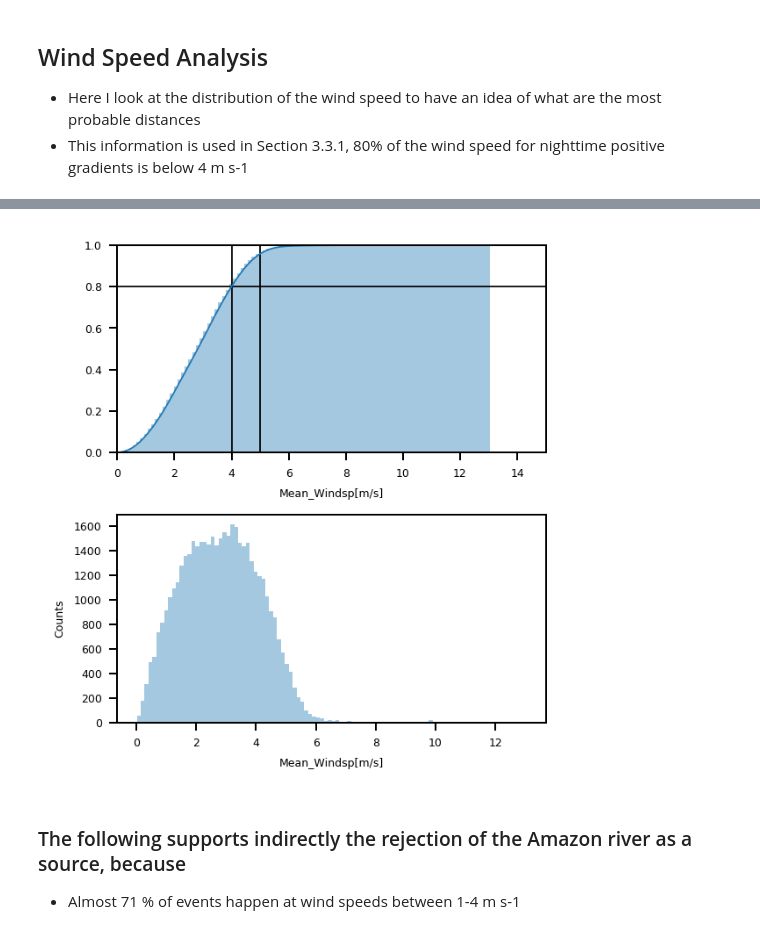
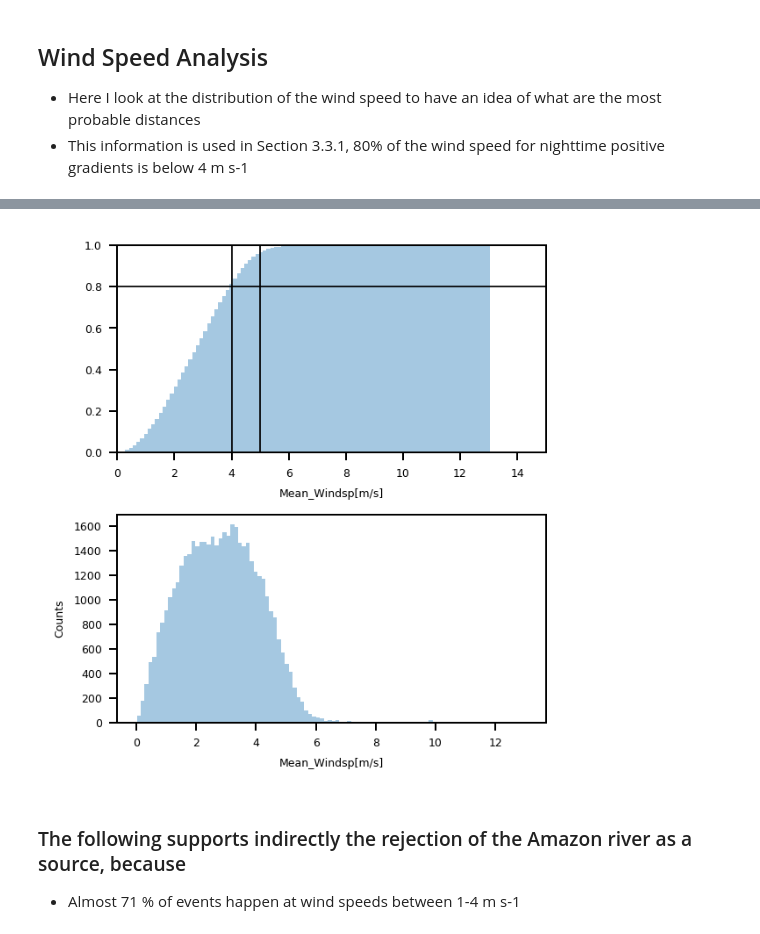
Before and after one commit to itarec1988/Understanding-nighttime-CH4-signals-paper-repo, a Jupyter notebook: 04_Analysis.ipynb, the cells around one changed output, grey strips where cells are left out. Drawn from its saved outputs; the diff is of its cells as text; code cells hidden in the pictures.

```diff
--- a/04_Analysis.ipynb
+++ b/04_Analysis.ipynb
@@ -280,7 +280,7 @@ days[days['GradFlag'] == True].groupby('Hour').max()
 
 #### Alternative plots and further calculations.
 # %%
-df_full = pd.read_pickle('./Data/ATTO_GHG_Inst_flux_soil_30min')
+df_full = pd.read_pickle('./to_Share/Data/ATTO_GHG_Inst_flux_soil_30min')
 # %%
 #df_full = df_full.assign(grad_quant = pd.qcut(df_full.grad,q=[0,.09,.883,1],labels=['Lower','range','larger'],retbins=False))
 df_full = df_full.assign(grad_quant = pd.qcut(df_full.grad,q=[0,.09,.883,1],retbins=False))
@@ -726,24 +725,24 @@ plt.show()
 # %%
 # All nighttime, no use of positive gradient flag
 fig  = plt.figure(figsize=(3.5,4),dpi=180)
 grid = plt.GridSpec(2,1,wspace=0.5,hspace=0.3)
 
 ax1  = fig.add_subplot(grid[0, 0])
 sns.distplot(df_full_n['Mean_Windsp[m/s]'].dropna(),bins=100,
-             hist_kws=dict(cumulative=True),kde_kws=dict(cumulative=True),ax=ax1)
+             hist_kws=dict(cumulative=True),kde_kws=dict(lw=0),ax=ax1)
 
 ax1.vlines(5,0,1)
 ax1.vlines(4,0,1)
 ax1.hlines(0.8,-2,17)
 ax1.set_xlim(0,15)
 ax1.set_ylim(0,1)
 
 ax2  = fig.add_subplot(grid[1, 0])
 sns.distplot(df_full_n['Mean_Windsp[m/s]'].dropna(),ax=ax2,bins=100,kde=False)
 ax2.set_ylabel('Counts')
 plt.show()
 # %% [output]
-[figure, old version]
+[figure, new version]
 # %% [markdown]
 ### The following supports indirectly the rejection of the Amazon river as a source, because
 - Almost 71 % of events happen at wind speeds between 1-4 m s-1
```
Also changed, not shown: parts of 13 cells of this notebook.
